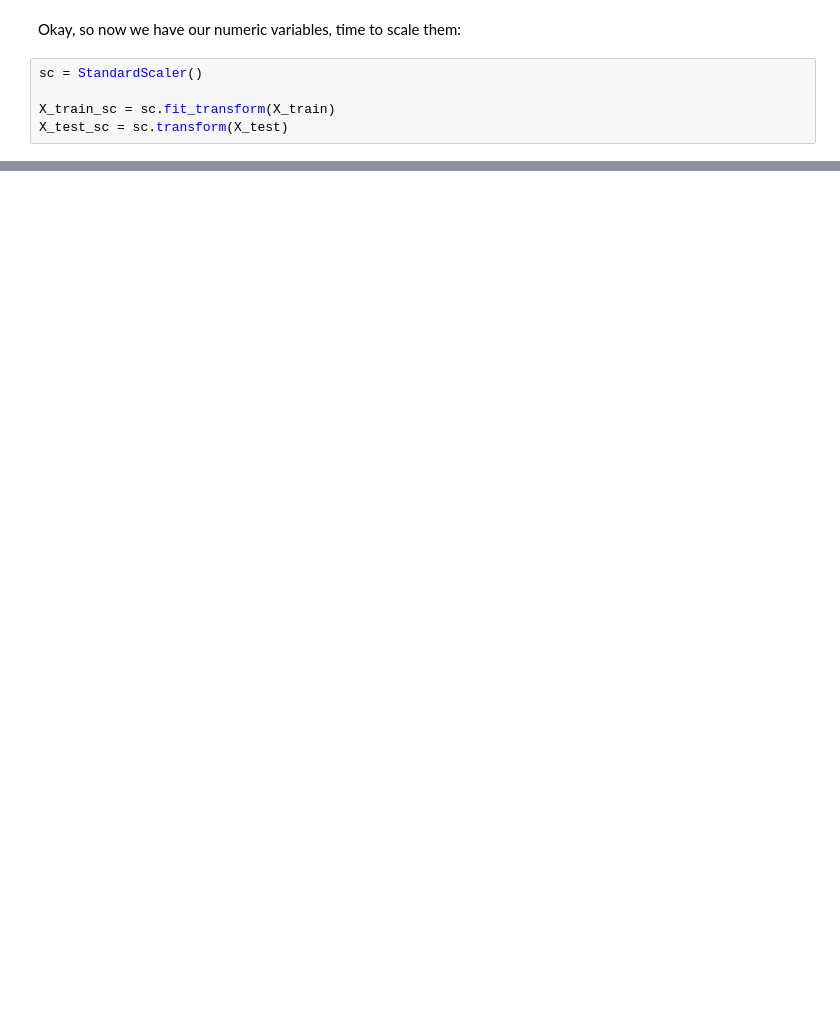
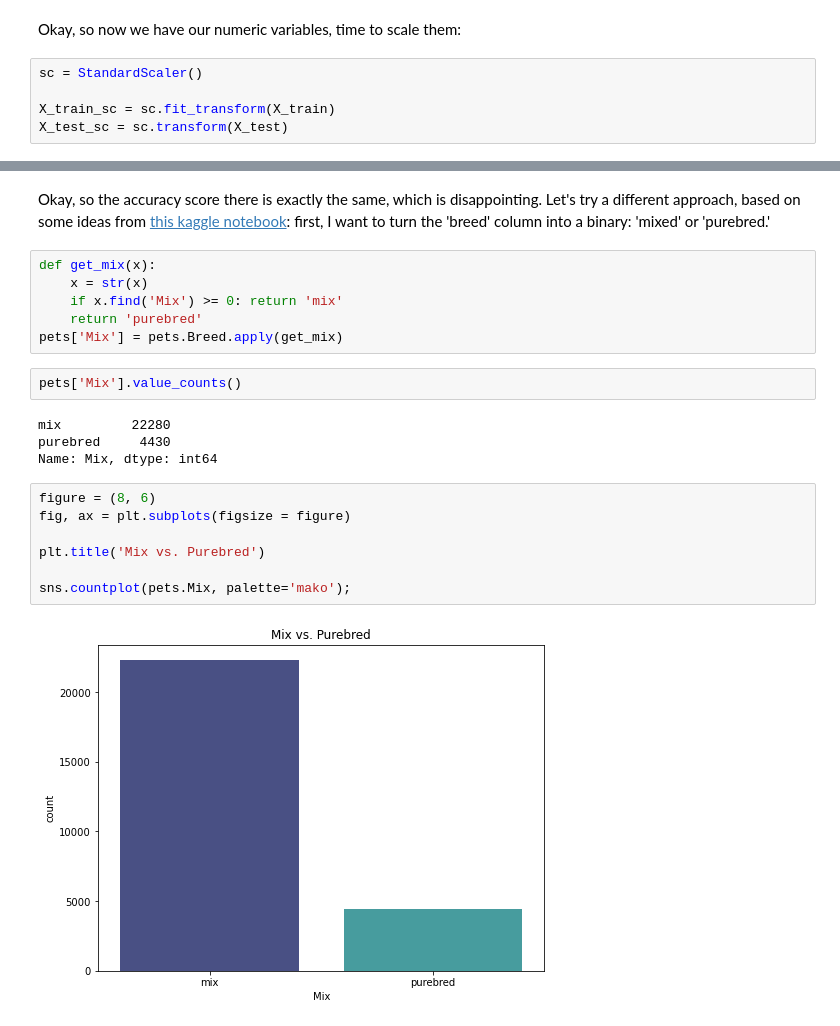
Before and after one commit to HRL-dev/GA_Hackathon, a Jupyter notebook: Cleaning_and_Modeling.ipynb, the cells around one changed output, grey strips where cells are left out. Saved outputs shown, nothing was run; the diff lists cells and outputs as text; blank space fills up the shorter version.

```diff
--- a/Cleaning_and_Modeling.ipynb
+++ b/Cleaning_and_Modeling.ipynb
@@ -175,0 +359,23 @@ X_test_sc = sc.transform(X_test)
+# %% [markdown]
+Okay, so the accuracy score there is exactly the same, which is disappointing. Let's try a different approach, based on some ideas from [this kaggle notebook](https://www.kaggle.com/uchayder/take-a-look-at-the-data): first, I want to turn the 'breed' column into a binary: 'mixed' or 'purebred.'
+# %%
+def get_mix(x):
+    x = str(x)
+    if x.find('Mix') >= 0: return 'mix'
+    return 'purebred'
+pets['Mix'] = pets.Breed.apply(get_mix)
+# %%
+pets['Mix'].value_counts()
+# %% [output]
+mix         22280
+purebred     4430
+Name: Mix, dtype: int64
+# %%
+figure = (8, 6)
+fig, ax = plt.subplots(figsize = figure)
+
+plt.title('Mix vs. Purebred')
+
+sns.countplot(pets.Mix, palette='mako');
+# %% [output]
+[figure, added]
```
Also changed, not shown: parts of 92 cells of this notebook, 2 other files.
